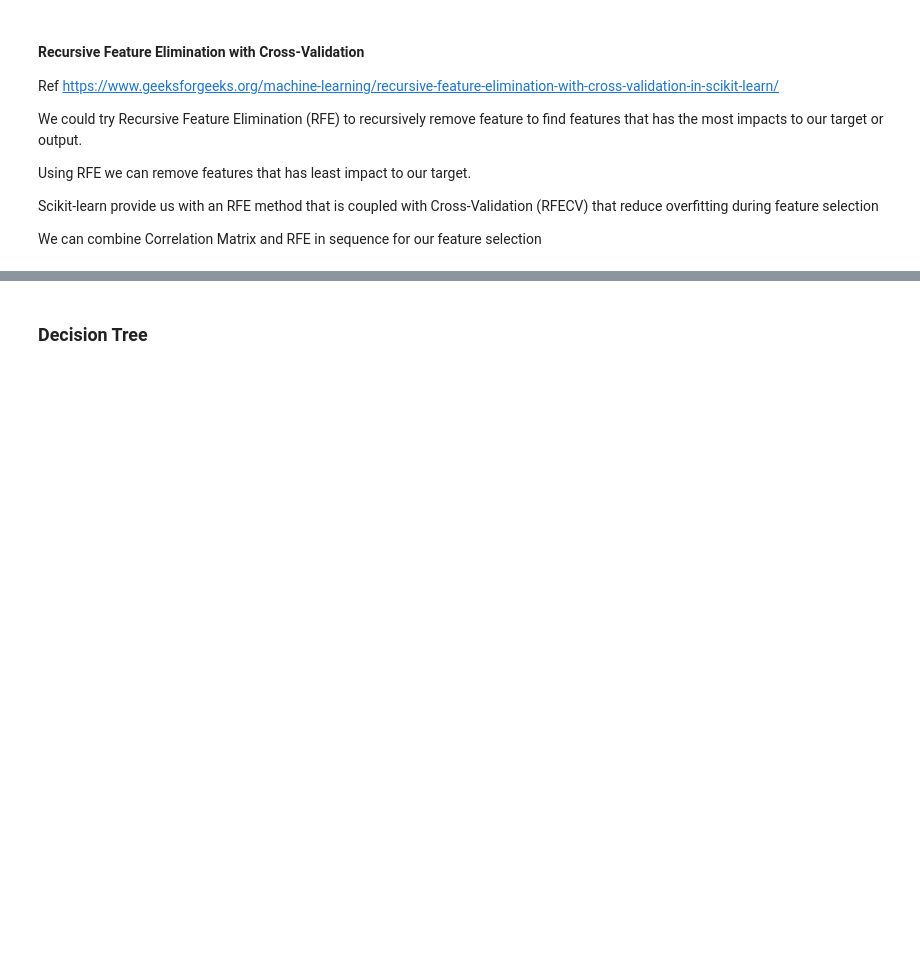
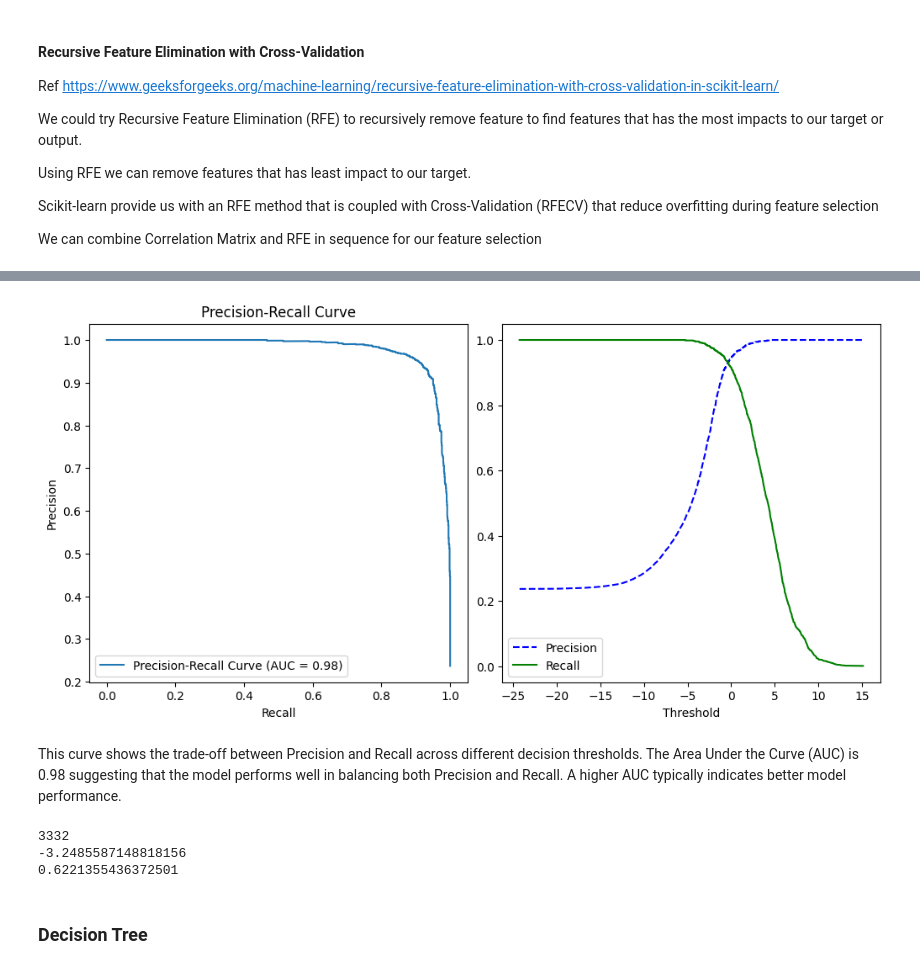
Before and after one commit to raymondsamalo/25S1-C-NYP-ITI111-Applied-Machine-Learning, a Jupyter notebook: AndroidMalwareRaymondSamalo.ipynb, the cells around one changed output, grey strips where cells are left out. Saved outputs shown, nothing was run; the diff lists cells and outputs as text; code cells hidden in the pictures; blank space fills up the shorter version.

```diff
--- a/AndroidMalwareRaymondSamalo.ipynb
+++ b/AndroidMalwareRaymondSamalo.ipynb
@@ -594,16 +641,36 @@ y_scores = cross_val_predict(lr_clf, X_train_rfecv, y_train, cv=5,
 # %%
-from sklearn.metrics import precision_recall_curve
+from sklearn.metrics import precision_recall_curve,auc
+fig = plt.figure(figsize=(10, 5),layout='constrained')
+y_scores = cross_val_predict(lr_clf_fs, X_train_fs, y_train, cv=5,
+                             method="decision_function")
 precisions, recalls, thresholds = precision_recall_curve(y_train, y_scores)
-def plot_precision_recall_vs_threshold(precisions, recalls, thresholds):
-    plt.plot(thresholds, precisions[:-1], "b--", label="Precision", linewidth=2)
-    plt.plot(thresholds, recalls[:-1], "g-", label="Recall", linewidth=2)
-    plt.legend(loc="center right", fontsize=16)
-    plt.xlabel("Threshold", fontsize=16)
-    plt.grid(True)
+auc_score=auc(recalls, precisions)
+ax = fig.add_subplot(1,2,1)
+ax.plot(recalls, precisions, label=f'Precision-Recall Curve (AUC = {auc_score:.2f})')
+ax.set_xlabel('Recall')
+ax.set_ylabel('Precision')
+ax.set_title('Precision-Recall Curve')
+ax.legend()
+ax = fig.add_subplot(1,2,2)
+ax.plot(thresholds, precisions[:-1], "b--", label="Precision")
+ax.plot(thresholds, recalls[:-1], "g-", label="Recall")
+ax.set_xlabel('Threshold')
 
-plt.figure(figsize=(8, 4))
-plot_precision_recall_vs_threshold(precisions, recalls, thresholds)
-
+ax.legend()
 plt.show()
+# %% [output]
+[figure, added]
+# %% [markdown]
+This curve shows the trade-off between Precision and Recall across different decision thresholds.
+The Area Under the Curve (AUC) is 0.98 suggesting that the model performs well in balancing both Precision and Recall.
+A higher AUC typically indicates better model performance.
+# %%
+print(np.argmin(recalls >= 0.99))
+print(thresholds[3332])
+print(precisions[3332])
+# %% [output]
+3332
+-3.2485587148818156
+0.6221355436372501
 # %% [markdown]
 ### Decision Tree
```
Also changed, not shown: parts of 13 cells of this notebook.
